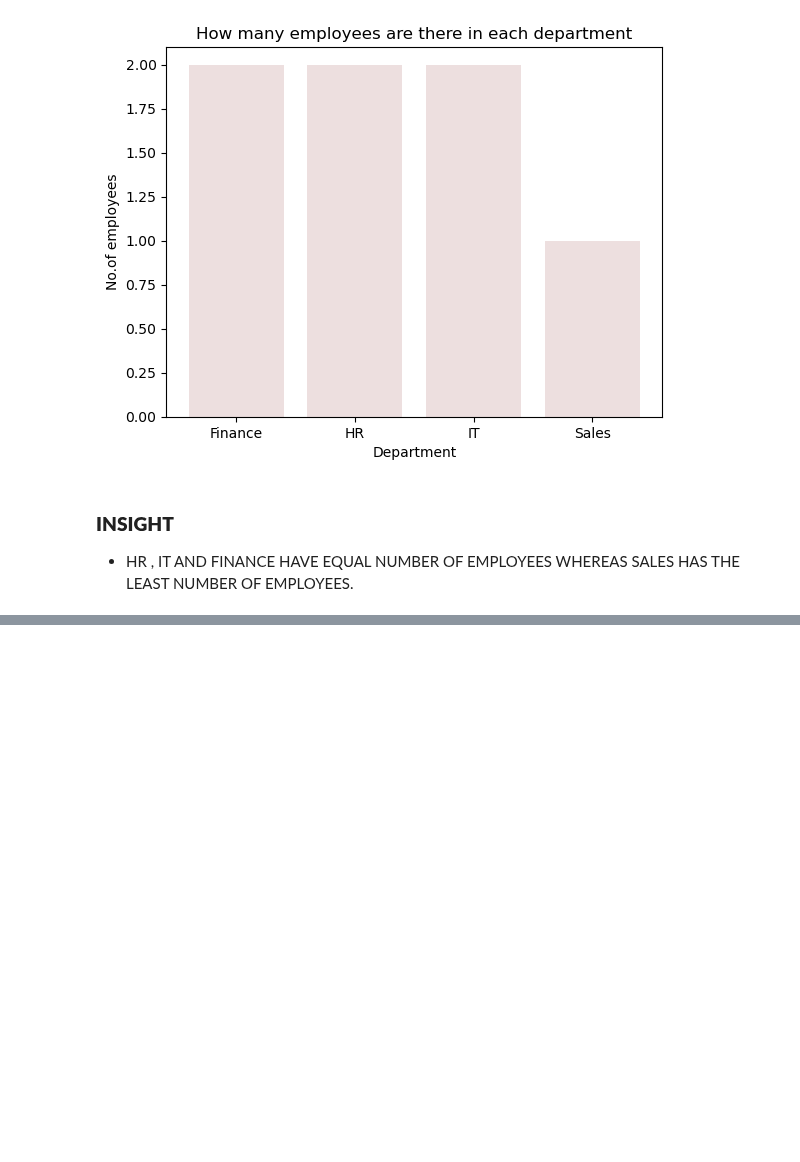
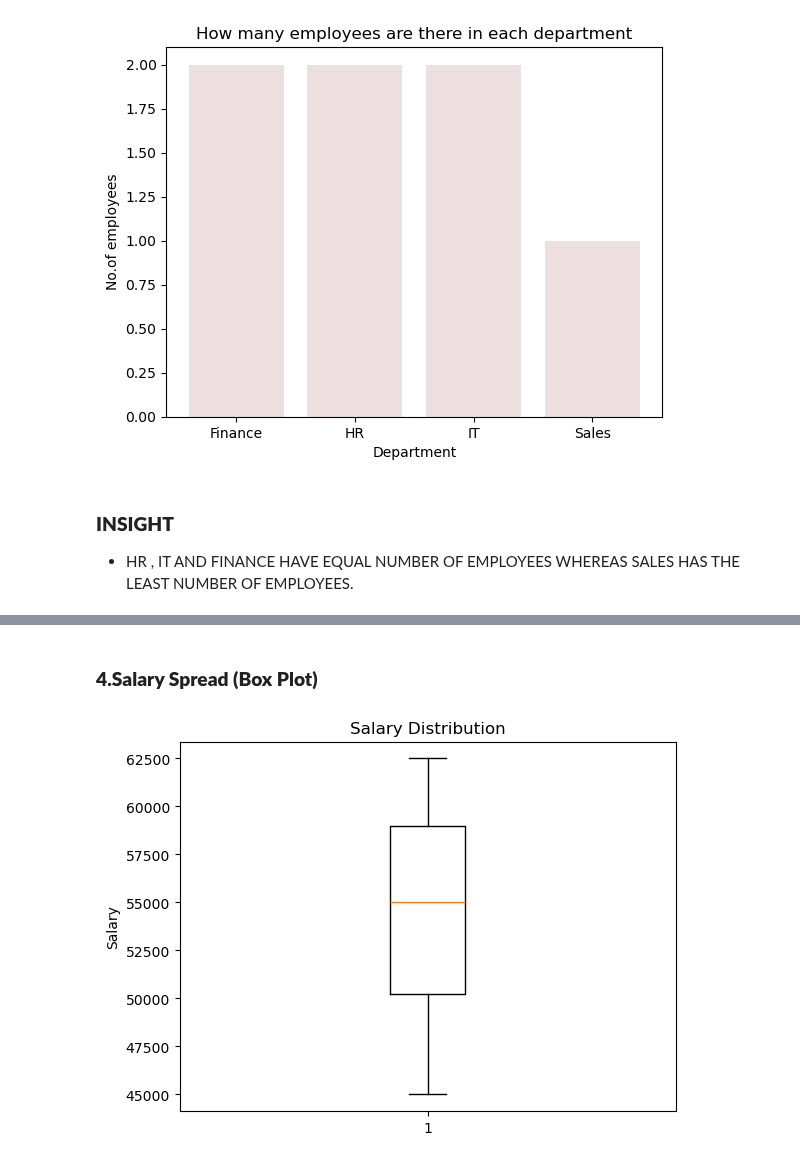
Before and after one commit to sayali-devkar/data_analysis_learning, a Jupyter notebook: pandas/practice/Cleaning_messy_Dates.ipynb, the cells around one changed output, grey strips where cells are left out. Drawn from its saved outputs; the diff is of its cells as text; code cells hidden in the pictures; blank space fills up the shorter version.

```diff
--- a/pandas/practice/Cleaning_messy_Dates.ipynb
+++ b/pandas/practice/Cleaning_messy_Dates.ipynb
@@ -136,0 +155,11 @@ plt.show()
+# %% [markdown]
+### **4.Salary Spread (Box Plot)**
+# %%
+plt.boxplot(df["Salary"])
+
+plt.title("Salary Distribution")
+plt.ylabel("Salary")
+
+plt.show()
+# %% [output]
+[figure, added]
```
Also changed, not shown: parts of 5 cells of this notebook.
